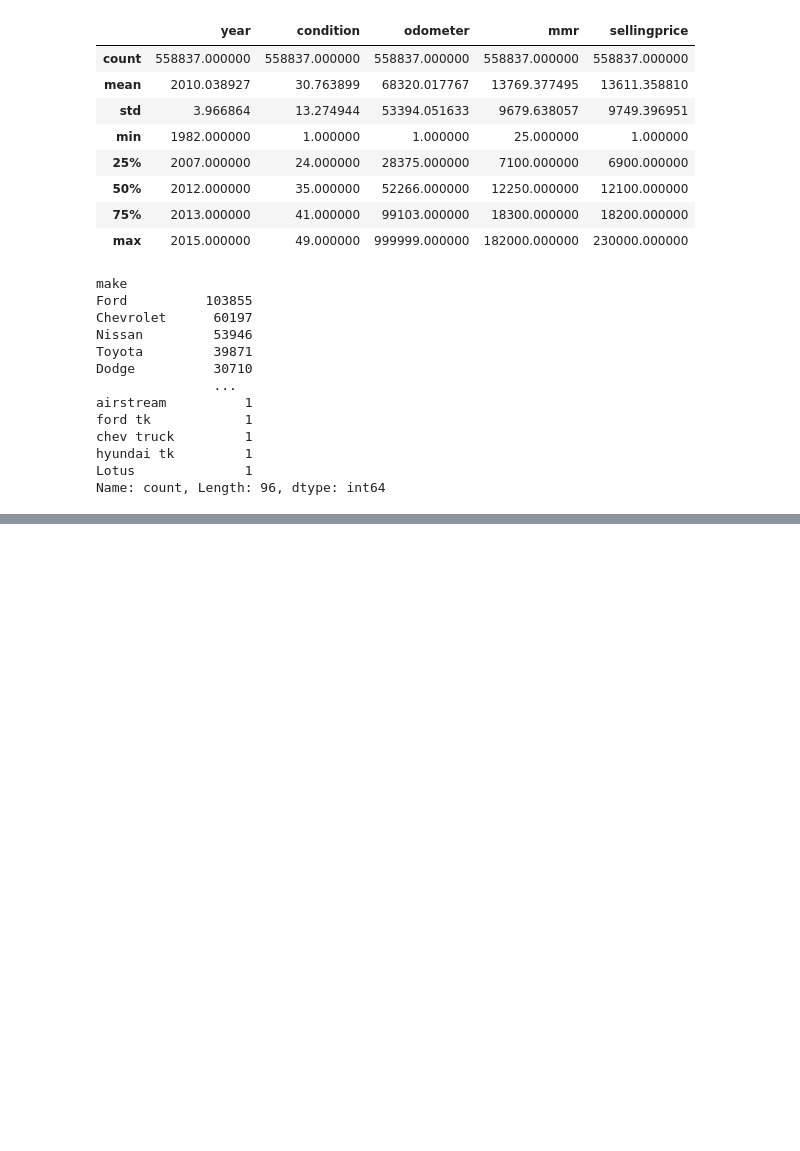
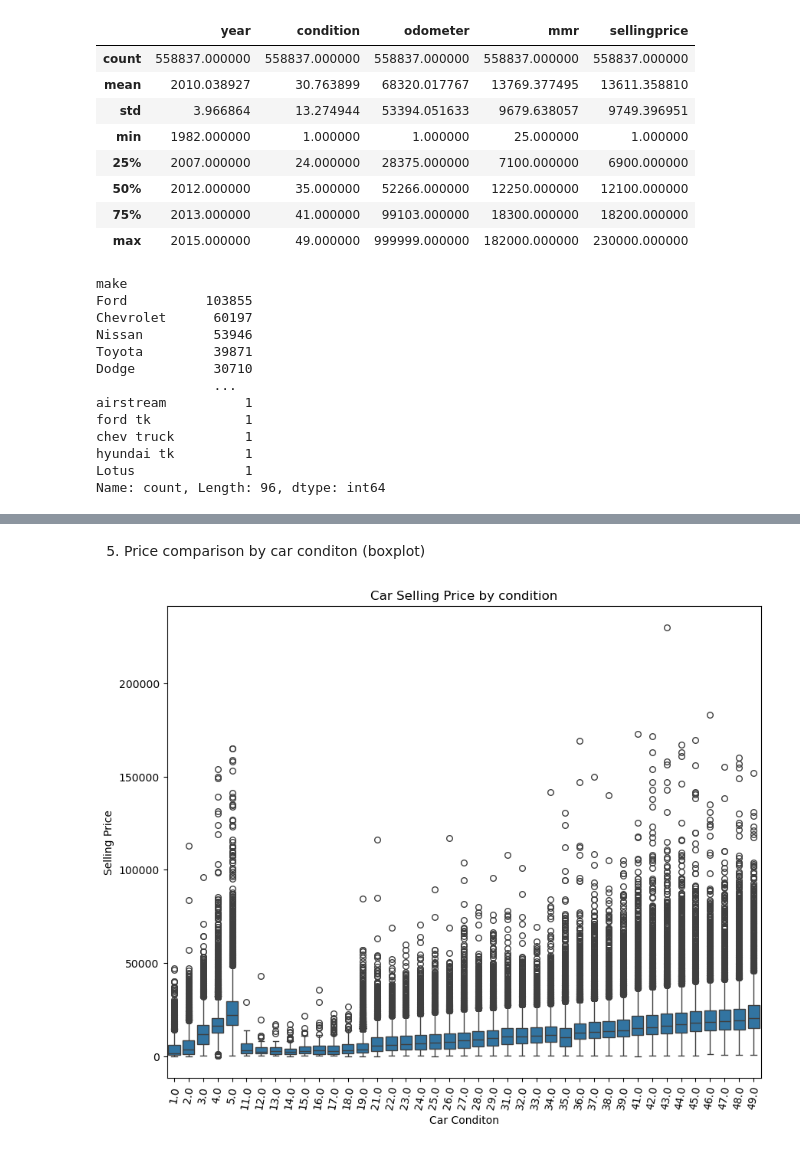
Before and after one commit to srijan469/Car-Price-Analysis, a Jupyter notebook: Car_prices_Analysis.ipynb, the cells around one changed output, grey strips where cells are left out. Cells and saved outputs as stored; diff of their text form; code cells hidden in the pictures; blank space fills up the shorter version.

```diff
--- a/Car_prices_Analysis.ipynb
+++ b/Car_prices_Analysis.ipynb
@@ -214,0 +253,13 @@ Name: count, Length: 87, dtype: int64
+# %% [markdown]
+5. Price comparison by car conditon (boxplot)
+# %%
+plt.figure(figsize=(10,8))
+sns.boxplot(x = df.condition , y = df.sellingprice ,fliersize= 5.5)
+plt.xticks(rotation = 80)
+plt.title("Car Selling Price by condition")
+plt.xlabel("Car Conditon")
+plt.ylabel("Selling Price")
+
+plt.show()
+# %% [output]
+[figure, added]
```
Also changed, not shown: parts of 8 cells of this notebook.
